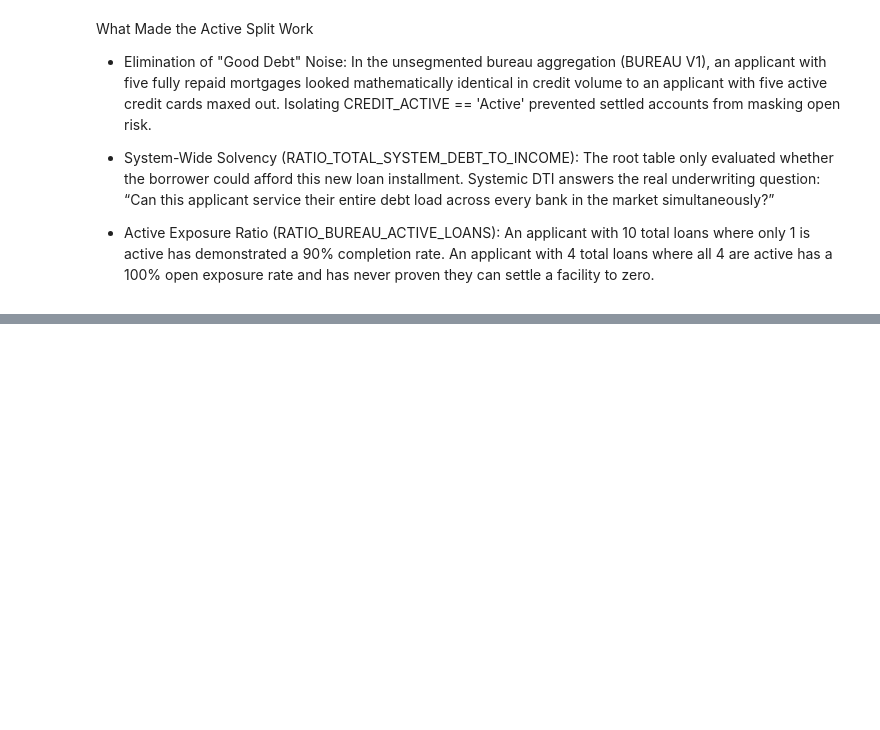
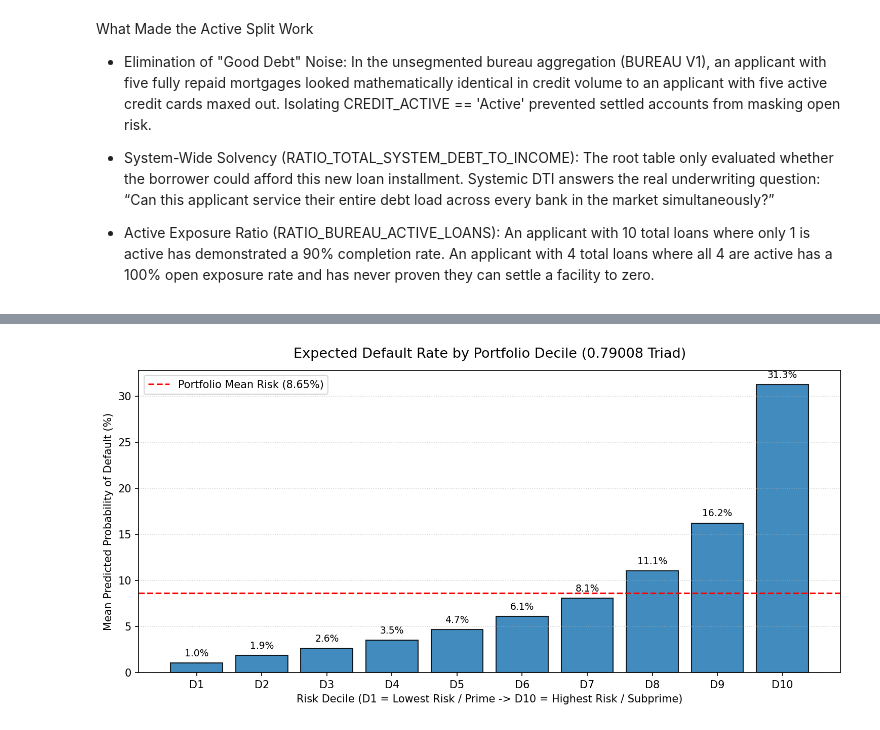
Before and after one commit to harshguptadev/home_credit_risk, a Jupyter notebook: home-credit-scorecard.ipynb, the cells around one changed output, grey strips where cells are left out. Cells and saved outputs as stored; diff of their text form; code cells hidden in the pictures; blank space fills up the shorter version.

```diff
--- a/home-credit-scorecard.ipynb
+++ b/home-credit-scorecard.ipynb
@@ -772,0 +2881,10 @@ What Made the Active Split Work
+# %%
+# 1. Remove all synthetic features
+synth_cols = [c for c in application_train.columns if c.startswith('SYNTH_')]
+if synth_cols:
+    application_train.drop(columns=synth_cols, inplace=True)
+    application_train = application_train.copy()
+
+drop_cols = ['TARGET', 'SK_ID_CURR', 'fold']
+feature_cols = [c for c in application_train.columns if c not in drop_cols]
+print(f"Restored clean V7 feature count: {len(feature_cols)}")
@@ -772,0 +3001,9 @@ What Made the Active Split Work
+# %%
+# 1. Drop the 12 confirmed zero-gain columns
+application_train.drop(columns=zero_gain_cols, inplace=True)
+application_train = application_train.copy()
+
+# 2. Update active feature list
+drop_cols = ['TARGET', 'SK_ID_CURR', 'fold']
+feature_cols = [c for c in application_train.columns if c not in drop_cols]
+print(f"Active feature matrix consolidated: {len(feature_cols)} features")
@@ -772,0 +5142,62 @@ What Made the Active Split Work
+# %%
+import numpy as np
+import pandas as pd
+import matplotlib.pyplot as plt
+
+# 1. Load submission predictions
+sub = pd.read_csv('/kaggle/working/submission_triad_079008.csv')
+probs = sub['TARGET'].values
+
+# 2. Portfolio Cutoff Table across candidate thresholds
+thresholds = [0.03, 0.05, 0.07, 0.0865, 0.10, 0.12, 0.15, 0.20]
+cutoff_records = []
+
+for t in thresholds:
+    approved = probs <= t
+    approval_rate = np.mean(approved) * 100
+    expected_bad_rate = np.mean(probs[approved]) * 100 if np.sum(approved) > 0 else 0
+    rejected_bad_rate = np.mean(probs[~approved]) * 100 if np.sum(~approved) > 0 else 0
+
+    cutoff_records.append({
+        'Cutoff (τ)': f"{t:.4f}",
+        'Approval Rate (%)': f"{approval_rate:.2f}%",
+        'Approved Applicants': int(np.sum(approved)),
+        'Portfolio Expected Bad Rate': f"{expected_bad_rate:.2f}%",
+        'Rejected Pool Default Risk': f"{rejected_bad_rate:.2f}%"
+    })
+
+cutoff_table = pd.DataFrame(cutoff_records)
+print("=" * 75)
+print("             CREDIT UNDERWRITING POLICY CUTOFF SIMULATION            ")
+print("=" * 75)
+print(cutoff_table.to_string(index=False))
+print("=" * 75)
+
+# 3. Plot Default Risk Decile Distribution
+deciles = pd.qcut(probs, q=10, labels=[f"D{i}" for i in range(1, 11)])
+decile_summary = pd.DataFrame({'Decile': deciles, 'Risk': probs}).groupby('Decile', observed=False).agg(
+    Mean_Risk=('Risk', 'mean'),
+    Min_Risk=('Risk', 'min'),
+    Max_Risk=('Risk', 'max')
+).reset_index()
+
+plt.figure(figsize=(10, 5), dpi=150)
+bars = plt.bar(decile_summary['Decile'], decile_summary['Mean_Risk'] * 100, color='#1f77b4', edgecolor='black', alpha=0.85)
+plt.axhline(np.mean(probs) * 100, color='red', linestyle='--', linewidth=1.5, label=f'Portfolio Mean Risk ({np.mean(probs)*100:.2f}%)')
+
+# Annotate values
+for bar in bars:
+    yval = bar.get_height()
+    plt.text(bar.get_x() + bar.get_width()/2.0, yval + 0.5, f"{yval:.1f}%", ha='center', va='bottom', fontsize=9)
+
+plt.title("Expected Default Rate by Portfolio Decile (0.79008 Triad)", fontsize=13, pad=12)
+plt.ylabel("Mean Predicted Probability of Default (%)", fontsize=10)
+plt.xlabel("Risk Decile (D1 = Lowest Risk / Prime -> D10 = Highest Risk / Subprime)", fontsize=10)
+plt.legend(frameon=True)
+plt.grid(axis='y', linestyle=':', alpha=0.6)
+plt.tight_layout()
+plt.savefig('/kaggle/working/portfolio_decile_risk.png', bbox_inches='tight')
+plt.show()
+
+print("\nDecile plot saved to: /kaggle/working/portfolio_decile_risk.png")
+# %% [output]
@@ -772,0 +5217 @@ What Made the Active Split Work
+[figure, added]
```
Also changed, not shown: parts of 107 cells of this notebook.
